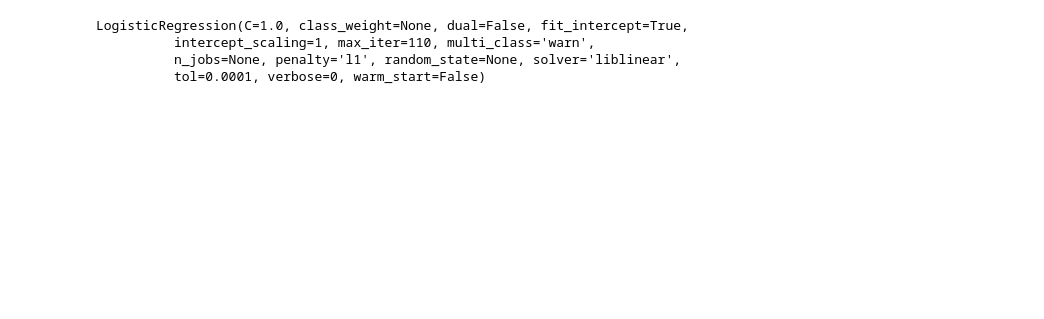
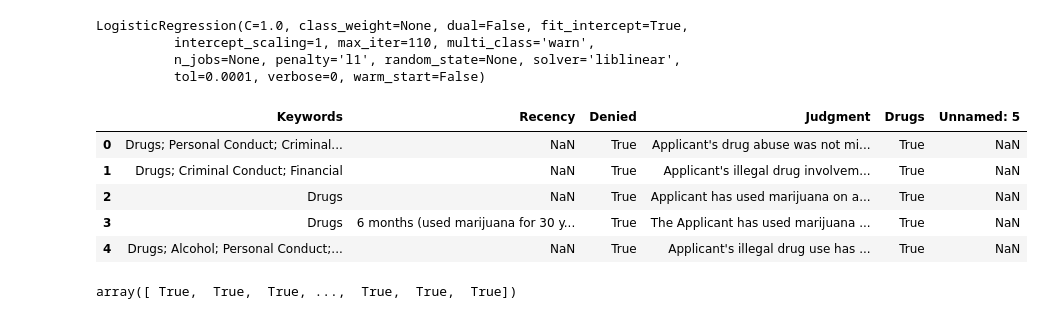
Before and after one commit to mawebster9/ThesisCode, a Jupyter notebook: Thesis - Drugs.ipynb, the cells around one changed output. Saved outputs shown, nothing was run; the diff lists cells and outputs as text; code cells hidden in the pictures; blank space fills up the shorter version.

```diff
--- a/Thesis - Drugs.ipynb
+++ b/Thesis - Drugs.ipynb
@@ -102,7 +133,13 @@ LogisticRegression(C=1.0, class_weight=None, dual=False, fit_intercept=True,
 # %%
 # FOR TEST DATA
 #open drugs_test.csv as pandas dataframe
 path_to_file = "C:\\Users\\maweb\\Documents\\ThesisCode\\drugs_test.csv"
 data2 = pd.read_csv(path_to_file, encoding='latin-1')
-X_new = data.loc[:, feature_cols]
-new_pred_class = logreg.predict(X_new)
+data2.head()
+# %% [output]
+|  | Keywords | Recency | Denied | Judgment | Drugs | Unnamed: 5 |
+| 0 | Drugs; Personal Conduct; Criminal... | NaN | True | Applicant's drug abuse was not mi... | True | NaN |
+| 1 | Drugs; Criminal Conduct; Financial | NaN | True | Applicant's illegal drug involvem... | True | NaN |
+| 2 | Drugs | NaN | True | Applicant has used marijuana on a... | True | NaN |
+| 3 | Drugs | 6 months (used marijuana for 30 y... | True | The Applicant has used marijuana ... | True | NaN |
+| 4 | Drugs; Alcohol; Personal Conduct;... | NaN | True | Applicant's illegal drug use has ... | True | NaN |
@@ -108,0 +151,4 @@ new_pred_class = logreg.predict(X_new)
+# %%
+new_pred_class_test
+# %% [output]
+array([ True,  True,  True, ...,  True,  True,  True])
```
Also changed, not shown: parts of 7 cells of this notebook, 5 other files.
